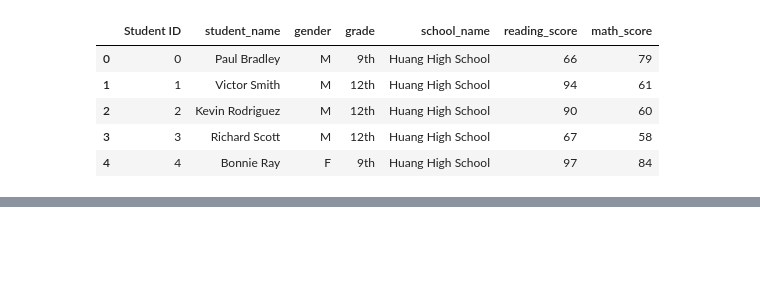
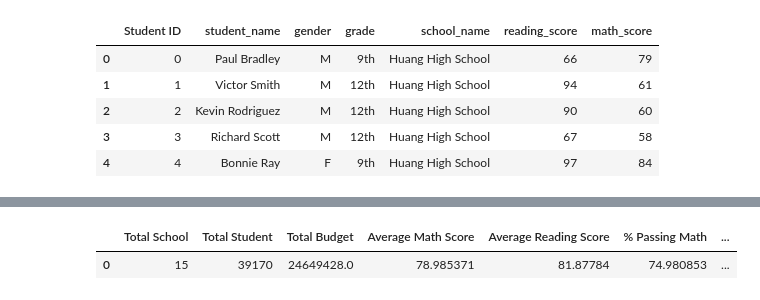
Before and after one commit to kanggg007/School_District_Analysis., a Jupyter notebook: pandas_practice.ipynb, the cells around one changed output, grey strips where cells are left out. Saved outputs shown, nothing was run; the diff lists cells and outputs as text; code cells hidden in the pictures; blank space fills up the shorter version.

```diff
--- a/pandas_practice.ipynb
+++ b/pandas_practice.ipynb
@@ -247,0 +334,2 @@ student_df.head()
+# %%
+passing_both_math_reading_df = school_complete_df.loc[(school_complete_df["reading_score"] >= 70) & (school_complete_df["math_score"] >=70)]
@@ -247,0 +346,15 @@ student_df.head()
+# %%
+district_summary_df = pd.DataFrame([{
+    "Total School": len(school_count),
+    "Total Student": student_count,
+    "Total Budget": total_budget,
+    "Average Math Score": average_math_score,
+    "Average Reading Score": average_reading_score,
+    "% Passing Math": percentage_passing_math,
+    "% Passing Reading": percentage_passing_reading,
+    "% Passing Overall": percentage_passing_both_math_reading
+}])
+district_summary_df
+# %% [output]
+|  | Total School | Total Student | Total Budget | Average Math Score | Average Reading Score | % Passing Math | ... |
+| 0 | 15 | 39170 | 24649428.0 | 78.985371 | 81.87784 | 74.980853 | ... |
```
Also changed, not shown: parts of 16 cells of this notebook, 1 other file.
